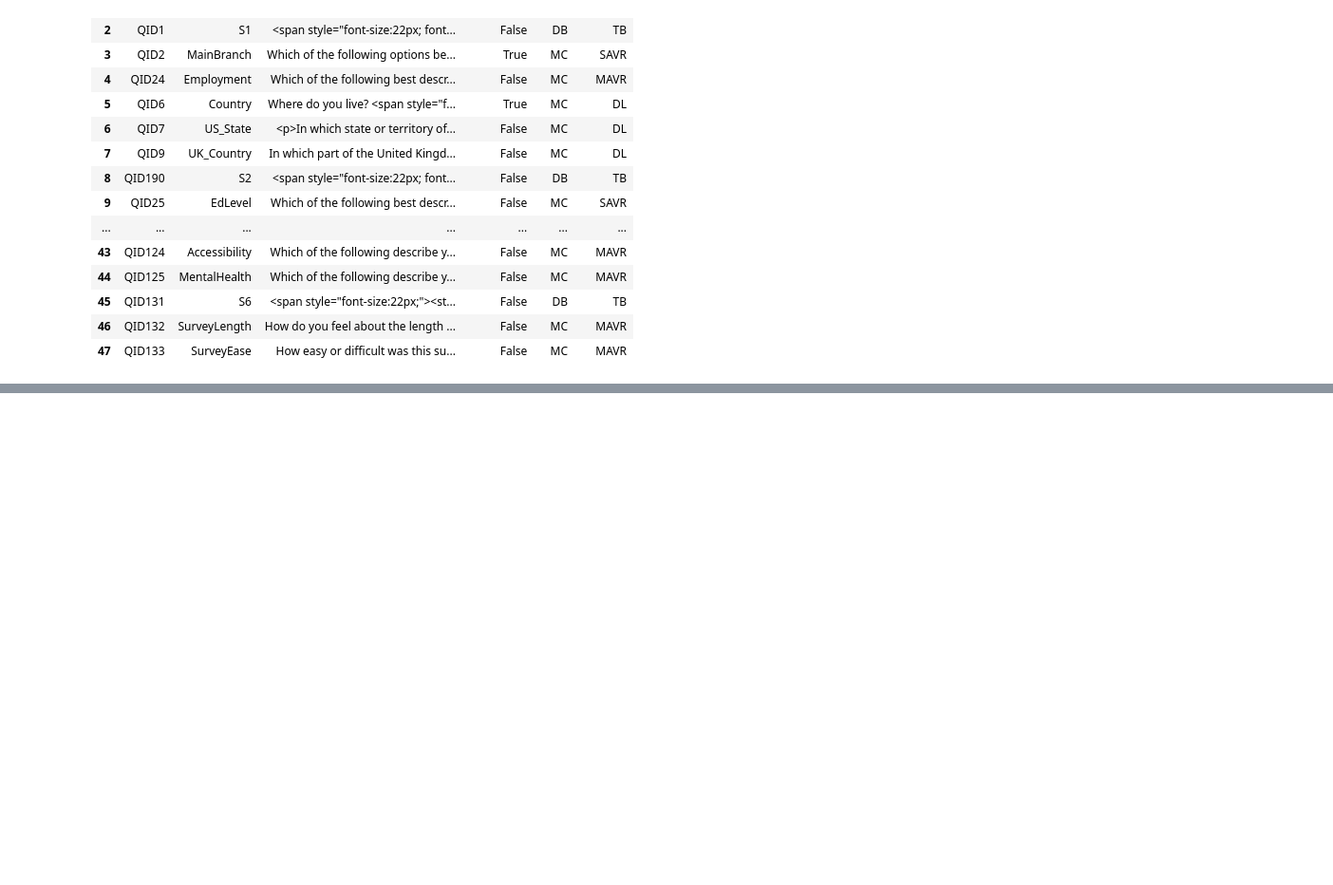
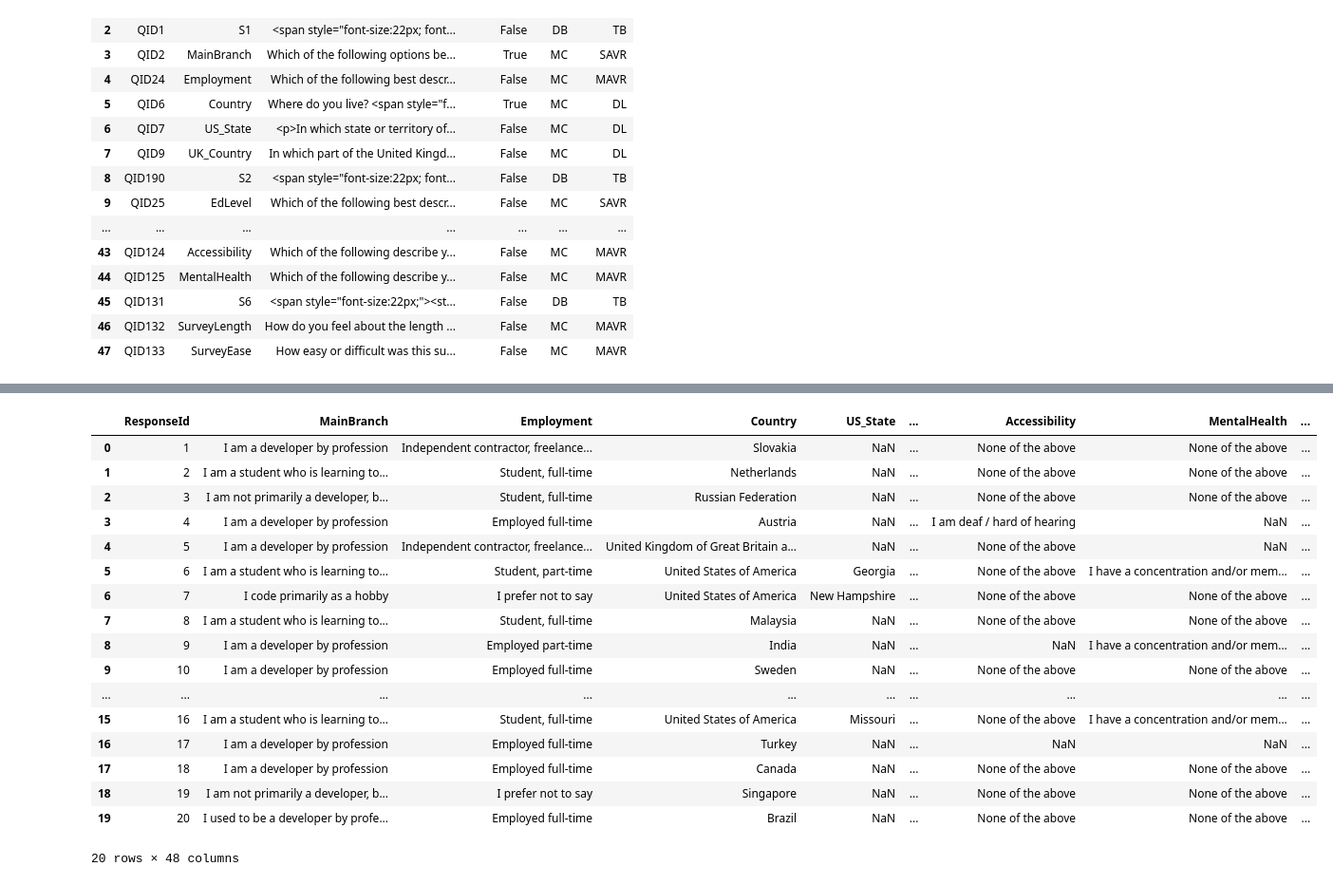
Before and after one commit to Ujwal-B/data_science_practice, a Jupyter notebook: pandas-demo.ipynb, the cells around one changed output, grey strips where cells are left out. Shown at 95% size. Saved outputs shown, nothing was run; the diff lists cells and outputs as text; code cells hidden in the pictures; blank space fills up the shorter version.

```diff
--- a/pandas-demo.ipynb
+++ b/pandas-demo.ipynb
@@ -43,7 +43,7 @@ Data columns (total 48 columns):
 dtypes: float64(2), int64(1), object(45)
 memory usage: 30.6+ MB
 # %%
-pd.set_option('display.max_columns', 48)
+pd.set_option('display.max_columns', 10)
 # %%
 df
 # %% [output]
@@ -84,0 +95,21 @@ schema_df
+# %%
+df.head(20)
+# %% [output]
+|  | ResponseId | MainBranch | Employment | Country | US_State | ... | Accessibility | MentalHealth | ... |
+| 0 | 1 | I am a developer by profession | Independent contractor, freelance... | Slovakia | NaN | ... | None of the above | None of the above | ... |
+| 1 | 2 | I am a student who is learning to... | Student, full-time | Netherlands | NaN | ... | None of the above | None of the above | ... |
+| 2 | 3 | I am not primarily a developer, b... | Student, full-time | Russian Federation | NaN | ... | None of the above | None of the above | ... |
+| 3 | 4 | I am a developer by profession | Employed full-time | Austria | NaN | ... | I am deaf / hard of hearing | NaN | ... |
+| 4 | 5 | I am a developer by profession | Independent contractor, freelance... | United Kingdom of Great Britain a... | NaN | ... | None of the above | NaN | ... |
+| 5 | 6 | I am a student who is learning to... | Student, part-time | United States of America | Georgia | ... | None of the above | I have a concentration and/or mem... | ... |
+| 6 | 7 | I code primarily as a hobby | I prefer not to say | United States of America | New Hampshire | ... | None of the above | None of the above | ... |
+| 7 | 8 | I am a student who is learning to... | Student, full-time | Malaysia | NaN | ... | None of the above | None of the above | ... |
+| 8 | 9 | I am a developer by profession | Employed part-time | India | NaN | ... | NaN | I have a concentration and/or mem... | ... |
+| 9 | 10 | I am a developer by profession | Employed full-time | Sweden | NaN | ... | None of the above | None of the above | ... |
+| ... | ... | ... | ... | ... | ... | ... | ... | ... | ... |
+| 15 | 16 | I am a student who is learning to... | Student, full-time | United States of America | Missouri | ... | None of the above | I have a concentration and/or mem... | ... |
+| 16 | 17 | I am a developer by profession | Employed full-time | Turkey | NaN | ... | NaN | NaN | ... |
+| 17 | 18 | I am a developer by profession | Employed full-time | Canada | NaN | ... | None of the above | None of the above | ... |
+| 18 | 19 | I am not primarily a developer, b... | I prefer not to say | Singapore | NaN | ... | None of the above | None of the above | ... |
+| 19 | 20 | I used to be a developer by profe... | Employed full-time | Brazil | NaN | ... | None of the above | None of the above | ... |
+20 rows × 48 columns
```
Also changed, not shown: parts of 2 cells of this notebook.
